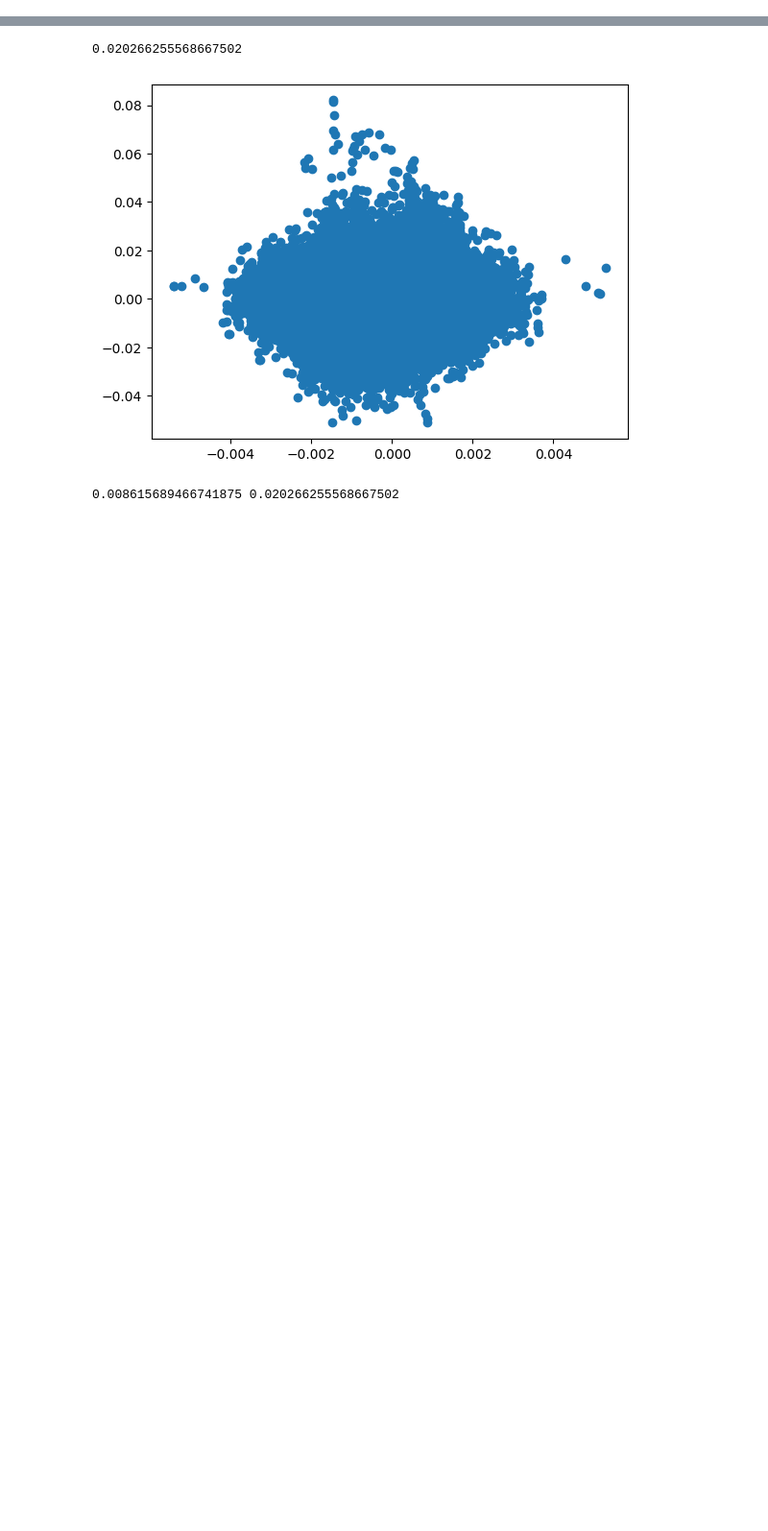
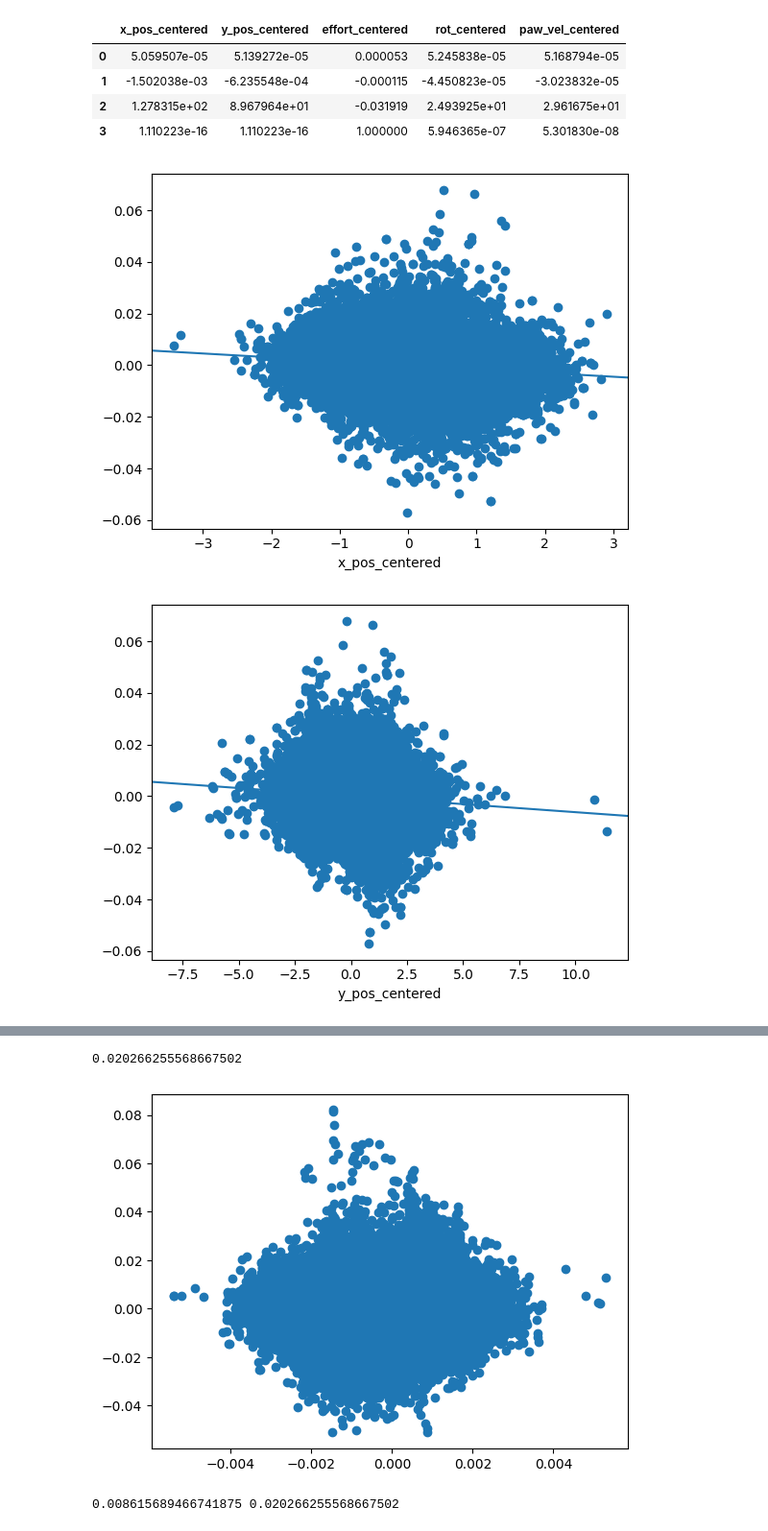
Before and after one commit to Audrey-White324/ista-421-final-project, a Jupyter notebook: white_regression_implementation.ipynb, the cells around one changed output, grey strips where cells are left out. Shown at 96% size. Drawn from its saved outputs; the diff is of its cells as text; code cells hidden in the pictures; blank space fills up the shorter version.

```diff
--- a/white_regression_implementation.ipynb
+++ b/white_regression_implementation.ipynb
@@ -3,7 +3,7 @@ import matplotlib.pyplot as plt
 import pandas as pd
 import numpy
 from sklearn.model_selection import KFold
-from scipy.stats import t
+import scipy.stats as stats
 
 phot_data = pd.read_csv("string_phot_rat_data.csv")
 data = phot_data.drop(columns=['percentage_x', 'x_reach_centered', 'y_reach_centered', 'rat'])
@@ -15,6 +15,12 @@ test_data = data.iloc[test_ix].copy()
 # get a list of the indicies to keep in the training data
 train_ix = list(set(range(data.shape[0])) - set(test_ix))
 train_data = data.iloc[train_ix].copy()
+
+X_train = train_data.drop(columns=['df_centered'])
+y_train = train_data['df_centered'].to_numpy()
+
+X_test = test_data.drop(columns=['df_centered'])
+y_test = test_data['df_centered'].to_numpy()
 # %%
 def linear_regression_gradient_descent(X, y):
     if len(X.shape) > 1:
@@ -110 +111,29 @@ def simple_reg_for_each_parameter(X_df, y):
     return simple_reg_dict
+# %%
+def simple_reg_for_each_parameter_eval(X_train, y_train, X_test, y_test):
+    simple_reg_dict = {}
+    for param in X_train.columns:
+        X = X_train[param].to_numpy()
+        test_X = X_test[param].to_numpy()
+        weight, bias = linear_regression_gradient_descent(X, y_train)
+        y_pred = weight*test_X + bias
+        residuals = y_pred - y_test
+        F = calculate_F(y_test, y_pred, X_test.shape[1], X_test.shape[0])
+        p_val = 1 - stats.f.cdf(F, 1, X_test.shape[0] - 2)
+        simple_reg_dict[param] = [bias, weight, F, p_val]
+        plt.figure()
+        plt.scatter(X_test[param], y_test)
+        plt.axline(xy1=(0,bias), slope=weight)
+        plt.xlabel(param)
+
+    return pd.DataFrame(simple_reg_dict)
+# %%
+simple_reg_for_each_parameter_eval(X_train, y_train, X_test, y_test)
+# %% [output]
+|  | x_pos_centered | y_pos_centered | effort_centered | rot_centered | paw_vel_centered |
+| 0 | 5.059507e-05 | 5.139272e-05 | 0.000053 | 5.245838e-05 | 5.168794e-05 |
+| 1 | -1.502038e-03 | -6.235548e-04 | -0.000115 | -4.450823e-05 | -3.023832e-05 |
+| 2 | 1.278315e+02 | 8.967964e+01 | -0.031919 | 2.493925e+01 | 2.961675e+01 |
+| 3 | 1.110223e-16 | 1.110223e-16 | 1.000000 | 5.946365e-07 | 5.301830e-08 |
+[figure, added]
+[figure, added]
```
Also changed, not shown: parts of 16 cells of this notebook.
